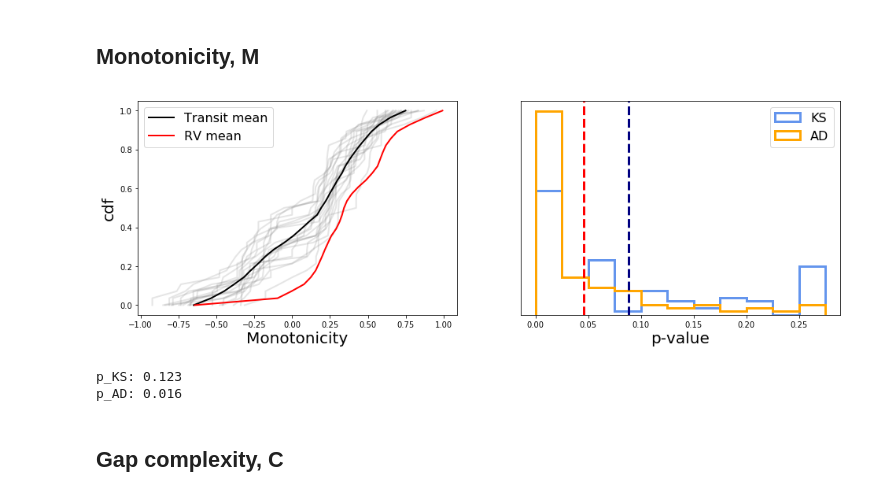
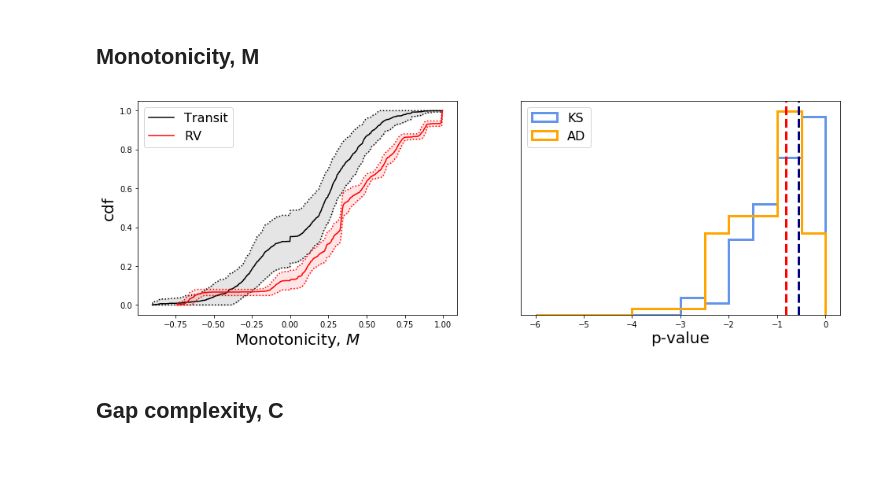
Before and after one commit to djhoover717/Oviraptor, a Jupyter notebook: oviraptor_v4.ipynb, the cells around one changed output. Cells and saved outputs as stored; diff of their text form; code cells hidden in the pictures; blank space fills up the shorter version.

```diff
--- a/oviraptor_v4.ipynb
+++ b/oviraptor_v4.ipynb
@@ -194,8 +401,8 @@ After removals, 812 objects in 230 systems remain
 # use Chen & Kipping (2017) to convert mass to radius
 
 rv_mass = d["mp"][d["sys_disc_method"] == "Radial Velocity"]
-rv_mass_err1 = d["merr1"][d["sys_disc_method"] == "Radial Velocity"]
-rv_mass_err2 = d["merr2"][d["sys_disc_method"] == "Radial Velocity"]
+rv_mass_err1 = d["mp_err1"][d["sys_disc_method"] == "Radial Velocity"]
+rv_mass_err2 = d["mp_err2"][d["sys_disc_method"] == "Radial Velocity"]
 rv_mass_err  = np.sqrt(rv_mass_err1**2 + rv_mass_err2**2)/np.sqrt(2)
 
 bad = (rv_mass_err > 0.5*rv_mass) + np.isnan(rv_mass) + np.isnan(rv_mass_err)
@@ -463,3 +653,18 @@ def perturbed_ks_2samp(x1, x2):
     p_new = 2*np.exp(-(2*m*D_new**2)/(1+m/n))
 
     return D_new, p_new
+
+
+def extrapolated_anderson_2samp(x1, x2):
+    A, cv, p = stats.anderson_ksamp([x1, x2])
+
+    alpha = np.array([0.25, 0.10, 0.05, 0.025, 0.01, 0.005, 0.001])
+
+    res_fxn = lambda theta, x, y: y - 1/(1 + theta[0]*np.exp(x/theta[1]))
+
+    fit, success = op.leastsq(res_fxn, [0.25, 1], args=(cv, alpha))
+
+    z = np.linspace(-2,6)
+    p_new = 1/(1 + fit[0]*np.exp(A/fit[1]))
+
+    return A, p_new
@@ -676,69 +839,34 @@ p_AD: 0.250
 # %%
 Nsys = len(ms_rv)
 
 KS["M"] = np.zeros(NBOOT)
 AD["M"] = np.zeros(NBOOT)
 
 M_rv = np.zeros((NBOOT,Nsys))
 M_tr = np.zeros((NBOOT,Nsys))
 
 for i in range(NBOOT):
     for j in range(Nsys):
         # use all RV systems
         M_rv[i,j] = archinfo.M(rv_systems[j].periods, rv_systems[j].prob_mass[i])
 
         # do a weighted draw of a random transit system
         w_rand = np.random.uniform(0,1)
         loc = np.argmin(np.abs(w_rand-w_tr))
         M_tr[i,j] = archinfo.M(transit_systems[loc].periods, transit_systems[loc].prob_mass[i])
 
 
     M_rv[i] = np.sort(M_rv[i])
     M_tr[i] = np.sort(M_tr[i])
 
-    # p-values (capped at 0.25, floored at 0.001)
-    KS["M"][i] = np.min([perturbed_ks_2samp(M_rv[i], M_tr[i])[1], 0.25])
-    AD["M"][i] = stats.anderson_ksamp([M_rv[i], M_tr[i]])[2]
-
-    KS["M"][i] = np.max([KS["M"][i], 1e-3])
-    AD["M"][i] = np.max([AD["M"][i], 1e-3])
+    # p-values
+    KS["M"][i] = perturbed_ks_2samp(M_rv[i], M_tr[i])[1]
+    AD["M"][i] = extrapolated_anderson_2samp(M_rv[i], M_tr[i])[1]
 
 
-fig, ax = plt.subplots(1,2, figsize=(16,5))
-
-
-draws = np.random.choice(np.arange(NBOOT, dtype="int"), size=20, replace=False)
-
-for d in draws:
-    ax[0].plot(M_tr[d], np.linspace(0,1,Nsys), c="grey", alpha=0.2, lw=2)
-ax[0].plot(np.mean(M_tr, axis=0), np.linspace(0,1,Nsys), c="k", lw=2, label="Transit mean")
-ax[0].plot(np.mean(M_rv, axis=0), np.linspace(0,1,Nsys), c="r", lw=2, label="RV mean")
-ax[0].set_xlabel("Monotonicity", fontsize=20)
-ax[0].legend(fontsize=16)
-ax[0].set_ylabel("cdf", fontsize=20)
-
-bins = np.linspace(0.0, 0.275, 12)
-
-ax[1].hist(KS["M"], bins=bins, color="cornflowerblue", histtype="step", lw=3, label="KS")
-ax[1].hist(AD["M"], bins=bins, color="orange", histtype="step", lw=3, label="AD")
-ax[1].axvline(np.mean(KS["M"]), color="navy", lw=3, ls="--")
-ax[1].axvline(np.mean(AD["M"]), color="red", lw=3, ls="--")
-ax[1].set_xlabel("p-value", fontsize=20)
-ax[1].set_yticks([])
-ax[1].legend(loc="upper right", fontsize=16)
-
-plt.show()
-
-
-KS_mean = stats.ks_2samp(np.mean(M_tr,0), np.mean(M_rv,0))[1]
-AD_mean = stats.anderson_ksamp([np.mean(M_tr,0), np.mean(M_rv,0)])[2]
-
-print("p_KS: {0:.3f}".format(KS_mean))
-print("p_AD: {0:.3f}".format(AD_mean))
+fig, ax = quick_plot([M_tr, M_rv], KS["M"], AD["M"], "Monotonicity, $M$")
 # %% [output]
-[figure, old version]
+[figure, new version]
-p_KS: 0.123
-p_AD: 0.016
 # %% [markdown]
 ## Gap complexity, C
 # %%
```
Also changed, not shown: parts of 30 cells of this notebook, 6 other files.
